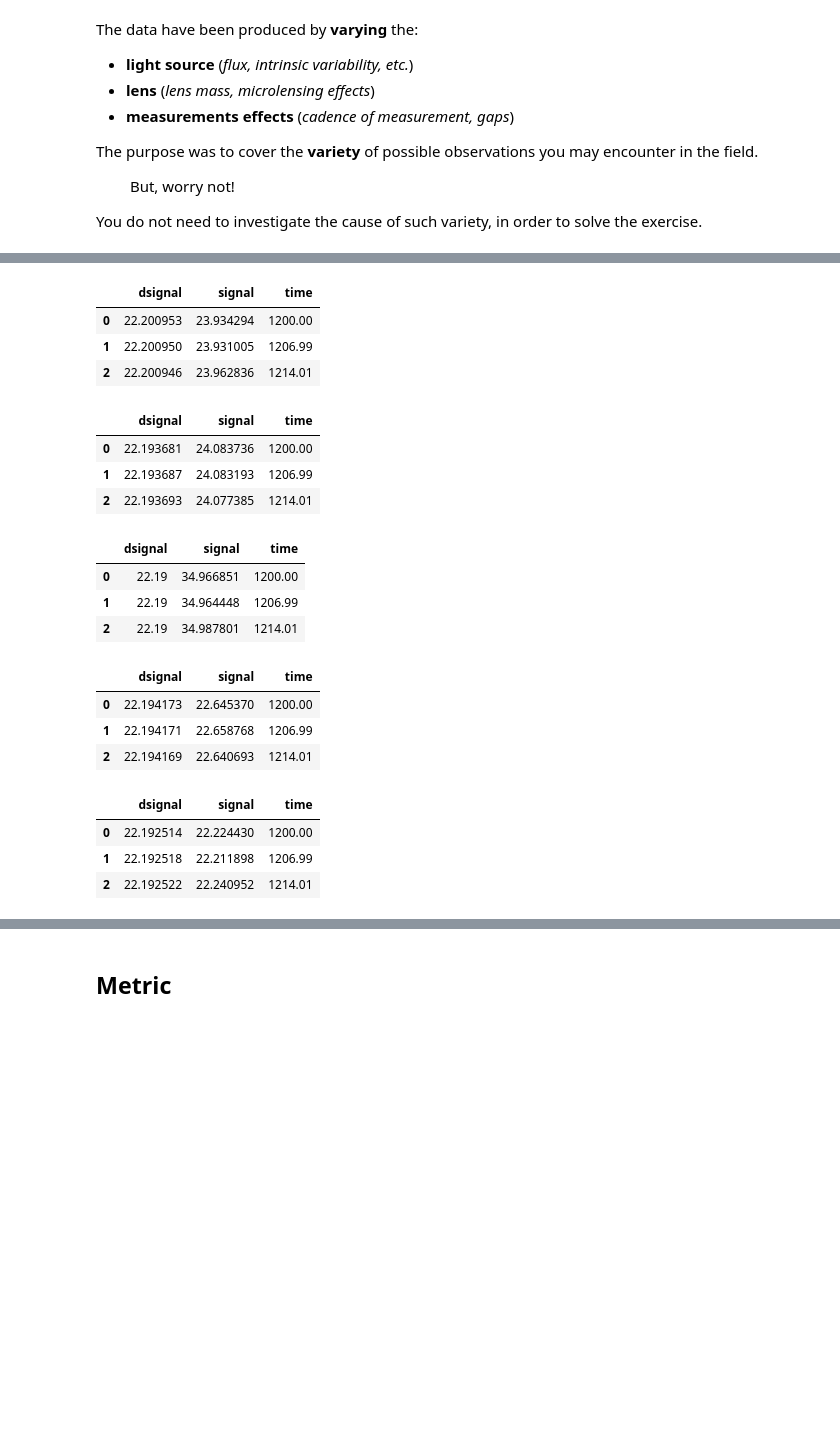
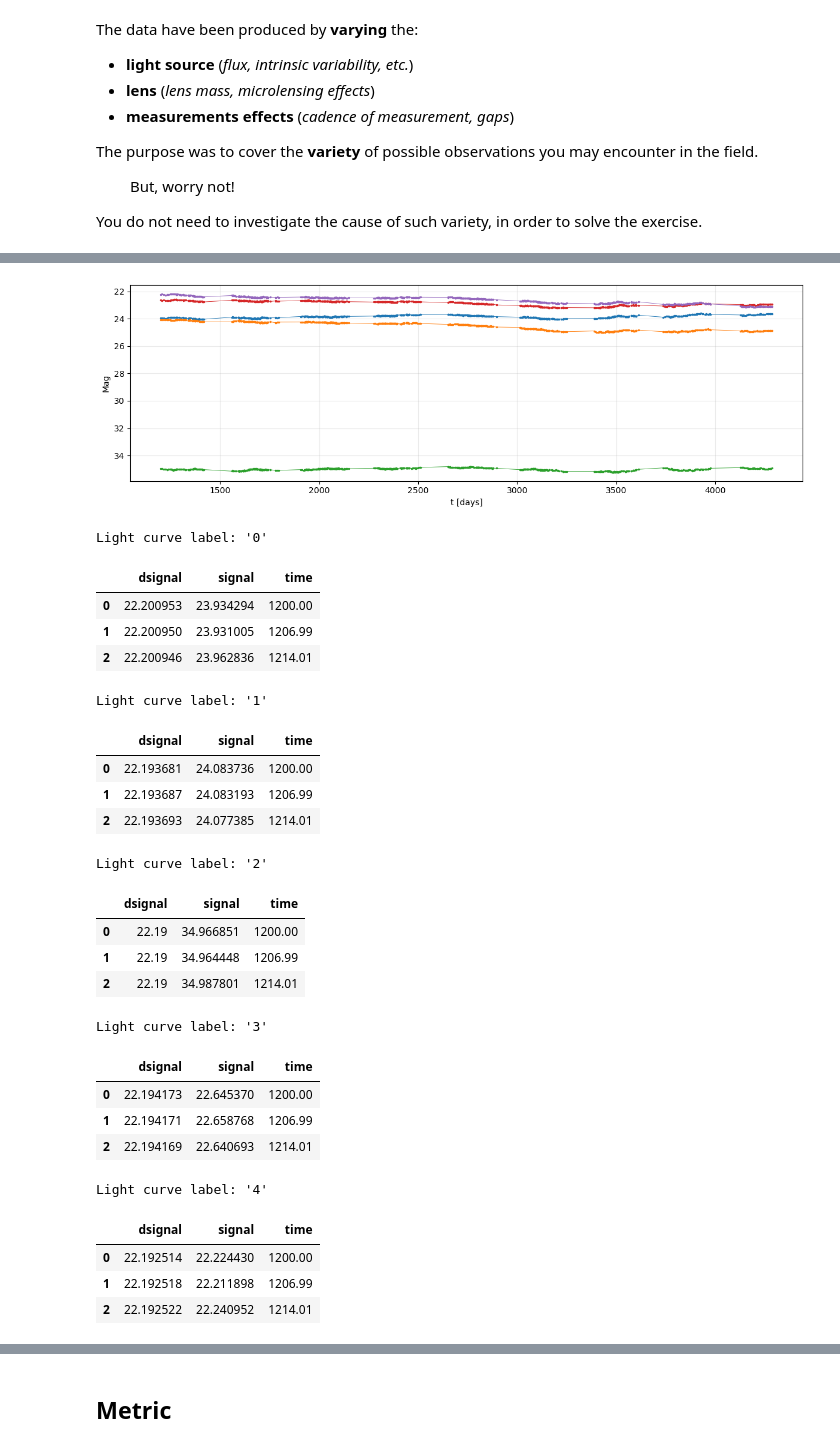
Before and after one commit to AstroStat-Academy/hackathon-1, a Jupyter notebook: challenge/challenge.ipynb, the cells around one changed output, grey strips where cells are left out. Drawn from its saved outputs; the diff is of its cells as text; code cells hidden in the pictures; blank space fills up the shorter version.

```diff
--- a/challenge/challenge.ipynb
+++ b/challenge/challenge.ipynb
@@ -86,56 +89,102 @@ There are therefore 3 (**double** image) or 5 (**quad** image) entries in each f
 # %%
+###########
+# GV TO DO:
+#   - UPLOAD A NEW EXAMPLE FILE WITHOUT THE CENTRAL IMAGE AND MEANINGFUL ERROR BARS
+#   - INCLUDE THE ERROR BAR IN THE PLOT
+###########
+
 import json
 import pandas as pd
+import matplotlib.pyplot as plt
 
-LC_FILE = "mock_data/testCAM-i_LC_sampled 99.json"
 
-def load_lc_file(path_to_file):
+def read_light_curves(path_to_file):
     """Load light curves from a JSON file into a dictionary of DataFrames.
 
     Parameters
     ----------
     path_to_file : str or path-like
         Path to a JSON file containing a list of light-curve dictionaries.
         Each dictionary contains equal-length arrays: ``time`` (days),
         ``signal`` (magnitudes), and ``dsignal`` (signal uncertainties).
 
     Returns
     -------
     dict[int, pandas.DataFrame]
         Light curves indexed by their zero-based position in the file.
         Each DataFrame has one row per observation and preserves the
         original column names and values.
     """
+
     with open(path_to_file, encoding="utf-8") as fh:
         curves = json.load(fh)
 
     df_curves = {}
     for i, curve in enumerate(curves):
         df_curves[i] = pd.DataFrame(curve)
 
     return df_curves
 
-curves_dict = load_lc_file(LC_FILE)
 
-for i, df_curve in curves_dict.items():
+def plot_light_curves(dict_of_lcs):
+    """Plot light curves previously read from a JSON file.
+
+    Parameters
+    ----------
+    dict_of_lcs: dict[int, pandas.DataFrame]
+        Light curves indexed by their zero-based position in the file.
+        Each DataFrame has one row per observation and preserves the
+        original column names and values. This can be the output of the
+        'read_light_curves' function defined above.
+
+    Returns
+    -------
+    A matplotlib plot.
+    """
+
+    fig, ax = plt.subplots(figsize=(12, 4))
+    for i, df_curve in curves_dict.items():
+        ax.plot(df_curve["time"], df_curve["signal"], ".-", ms=3, lw=0.6)
+        ax.invert_yaxis()
+        ax.grid(alpha=0.25)
+        ax.set(xlabel="t [days]", ylabel="Mag")
+    plt.tight_layout()
+    plt.show()
+
+
+LC_FILE = "mock_data/testCAM-i_LC_sampled 99.json"
+
+lcs = read_light_curves(LC_FILE)
+
+plot_light_curves(lcs)
+
+# Display some of the light curve data directly from the dict of pandas dataframes
+for i, df_curve in lcs.items():
+    print( "Light curve label: '{label}'".format(label=i) )
     display(df_curve.head(3))
 # %% [output]
+[figure, added]
+Light curve label: '0'
 |  | dsignal | signal | time |
 | 0 | 22.200953 | 23.934294 | 1200.00 |
 | 1 | 22.200950 | 23.931005 | 1206.99 |
 | 2 | 22.200946 | 23.962836 | 1214.01 |
+Light curve label: '1'
 |  | dsignal | signal | time |
 | 0 | 22.193681 | 24.083736 | 1200.00 |
 | 1 | 22.193687 | 24.083193 | 1206.99 |
 | 2 | 22.193693 | 24.077385 | 1214.01 |
+Light curve label: '2'
 |  | dsignal | signal | time |
 | 0 | 22.19 | 34.966851 | 1200.00 |
 | 1 | 22.19 | 34.964448 | 1206.99 |
 | 2 | 22.19 | 34.987801 | 1214.01 |
+Light curve label: '3'
 |  | dsignal | signal | time |
 | 0 | 22.194173 | 22.645370 | 1200.00 |
 | 1 | 22.194171 | 22.658768 | 1206.99 |
 | 2 | 22.194169 | 22.640693 | 1214.01 |
+Light curve label: '4'
 |  | dsignal | signal | time |
 | 0 | 22.192514 | 22.224430 | 1200.00 |
 | 1 | 22.192518 | 22.211898 | 1206.99 |
```
Also changed, not shown: parts of 14 cells of this notebook.
